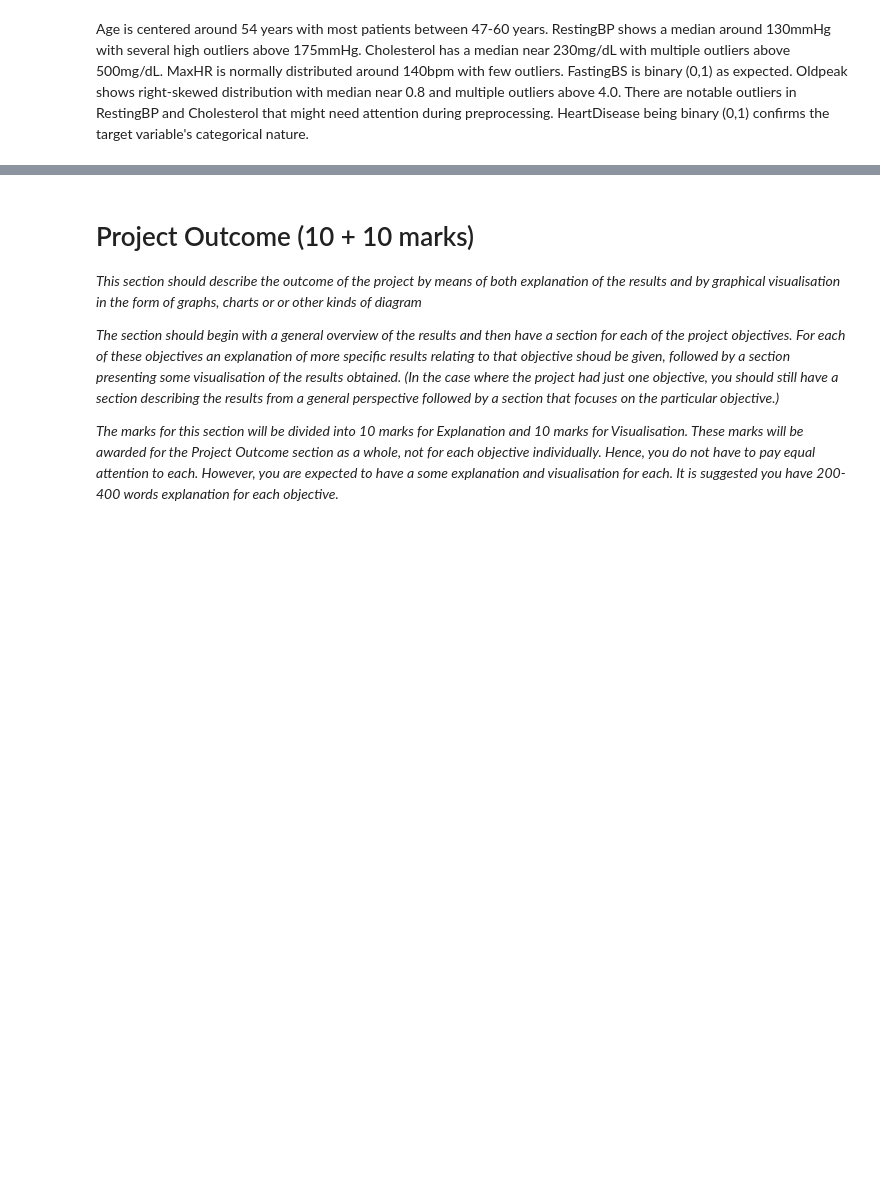
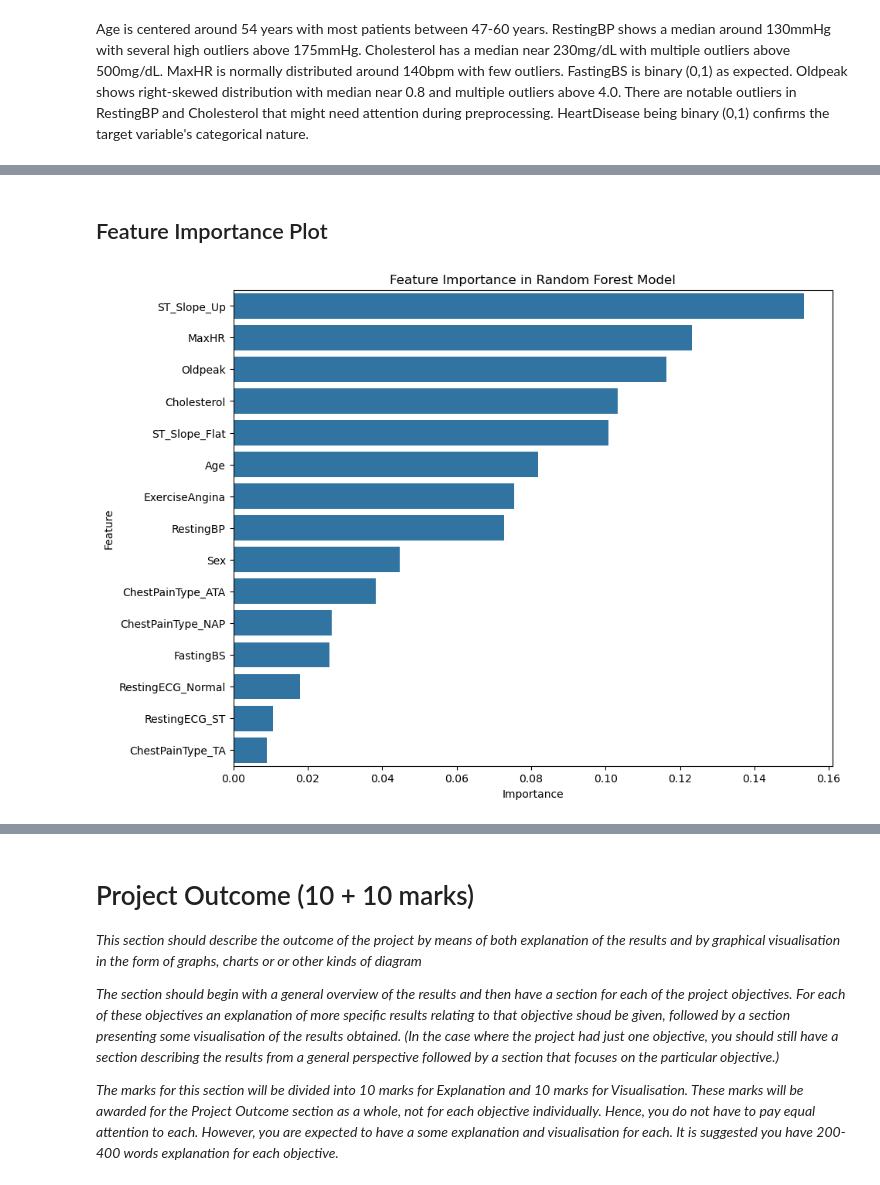
Before and after one commit to BhargavKumarNath/Heart_Failure_Prediction, a Jupyter notebook: Group project.ipynb, the cells around one changed output, grey strips where cells are left out. Saved outputs shown, nothing was run; the diff lists cells and outputs as text; code cells hidden in the pictures; blank space fills up the shorter version.

```diff
--- a/Group project.ipynb
+++ b/Group project.ipynb
@@ -360,0 +490,24 @@ Age is centered around 54 years with most patients between 47-60 years. RestingB
+# %% [markdown]
+## Feature Importance Plot
+# %%
+# Extract feature importances from Random Forest model
+feature_importances = rf_model.feature_importances_
+
+# Get feature names from DataFrame
+features = X.columns
+
+# Create DataFrame with feature names and importances
+importance_df = pd.DataFrame({"Feature": features, "Importance": feature_importances})
+
+# Sort DataFrame by importance in descending order
+importance_df = importance_df.sort_values(by="Importance", ascending=False)
+
+# Initialize plot with specified size
+plt.figure(figsize=(10, 8))
+
+# Plot feature importances as a bar chart
+sns.barplot(x="Importance", y="Feature", data=importance_df)
+plt.title("Feature Importance in Random Forest Model")
+plt.show()
+# %% [output]
+[figure, added]
```
Also changed, not shown: parts of 25 cells of this notebook.
